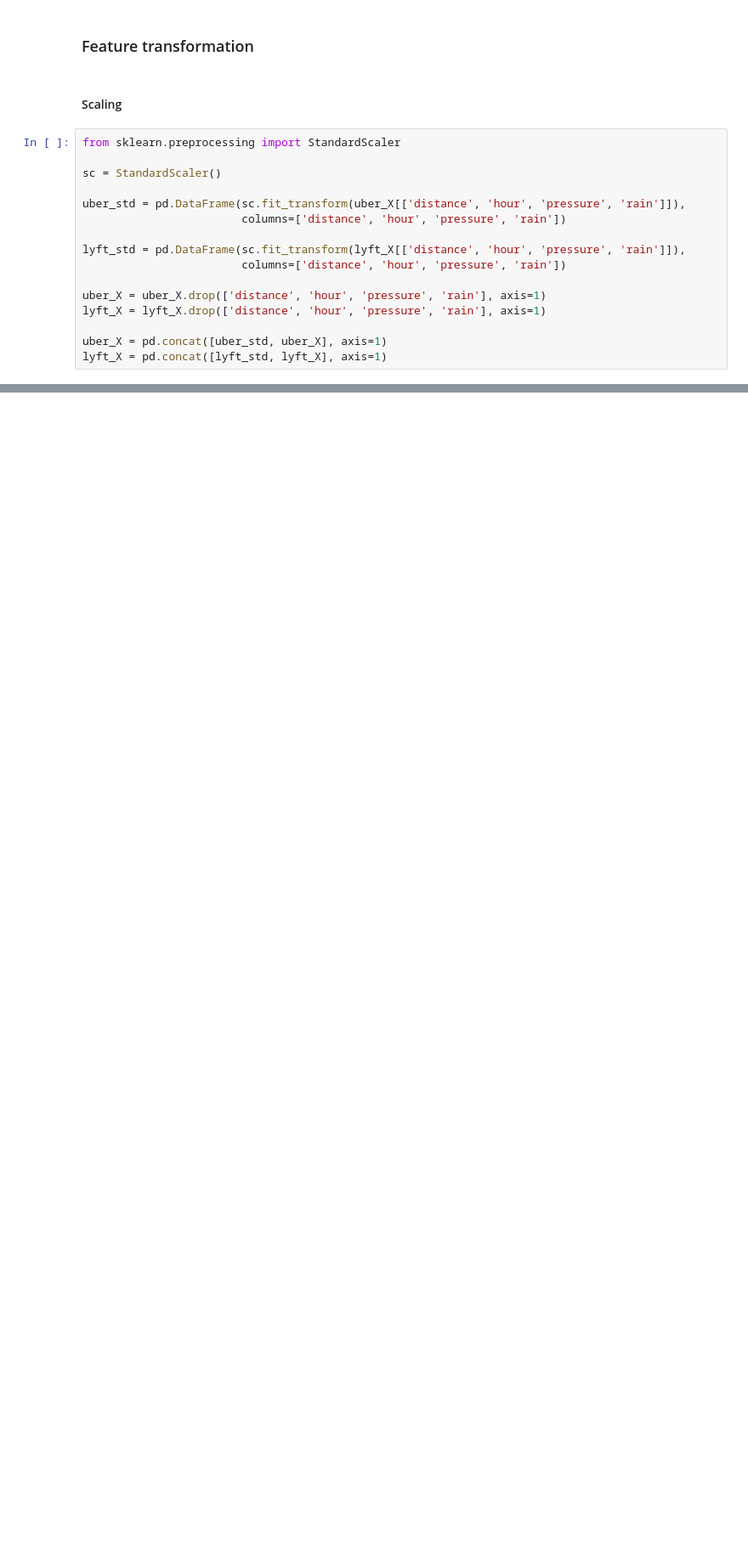
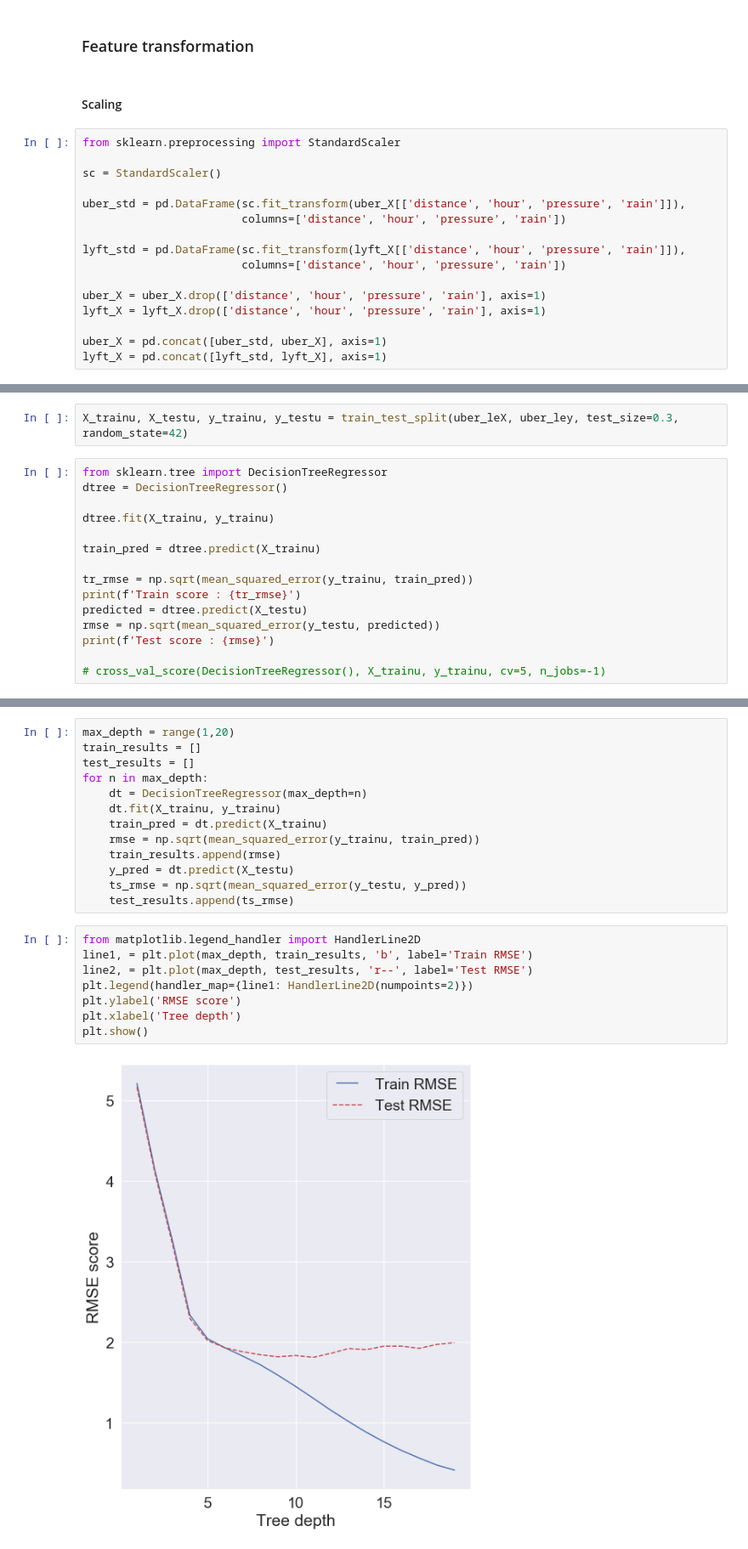
Before and after one commit to hc93/Uber-Lyft-Price-Prediction-With-Surge-Price, a Jupyter notebook: Final project.ipynb, the cells around one changed output, grey strips where cells are left out. Shown at 85% size. Drawn from its saved outputs; the diff is of its cells as text; blank space fills up the shorter version.

```diff
--- a/Final project.ipynb
+++ b/Final project.ipynb
@@ -1055,0 +1222,17 @@ lyft_X = pd.concat([lyft_std, lyft_X], axis=1)
+# %%
+X_trainu, X_testu, y_trainu, y_testu = train_test_split(uber_leX, uber_ley, test_size=0.3, random_state=42)
+# %%
+from sklearn.tree import DecisionTreeRegressor
+dtree = DecisionTreeRegressor()
+
+dtree.fit(X_trainu, y_trainu)
+
+train_pred = dtree.predict(X_trainu)
+
+tr_rmse = np.sqrt(mean_squared_error(y_trainu, train_pred))
+print(f'Train score : {tr_rmse}')
+predicted = dtree.predict(X_testu)
+rmse = np.sqrt(mean_squared_error(y_testu, predicted))
+print(f'Test score : {rmse}')
+
+# cross_val_score(DecisionTreeRegressor(), X_trainu, y_trainu, cv=5, n_jobs=-1)
@@ -1055,0 +1242,23 @@ lyft_X = pd.concat([lyft_std, lyft_X], axis=1)
+# %%
+max_depth = range(1,20)
+train_results = []
+test_results = []
+for n in max_depth:
+    dt = DecisionTreeRegressor(max_depth=n)
+    dt.fit(X_trainu, y_trainu)
+    train_pred = dt.predict(X_trainu)
+    rmse = np.sqrt(mean_squared_error(y_trainu, train_pred))
+    train_results.append(rmse)
+    y_pred = dt.predict(X_testu)
+    ts_rmse = np.sqrt(mean_squared_error(y_testu, y_pred))
+    test_results.append(ts_rmse)
+# %%
+from matplotlib.legend_handler import HandlerLine2D
+line1, = plt.plot(max_depth, train_results, 'b', label='Train RMSE')
+line2, = plt.plot(max_depth, test_results, 'r--', label='Test RMSE')
+plt.legend(handler_map={line1: HandlerLine2D(numpoints=2)})
+plt.ylabel('RMSE score')
+plt.xlabel('Tree depth')
+plt.show()
+# %% [output]
+[figure, added]
```
Also changed, not shown: parts of 80 cells of this notebook.
